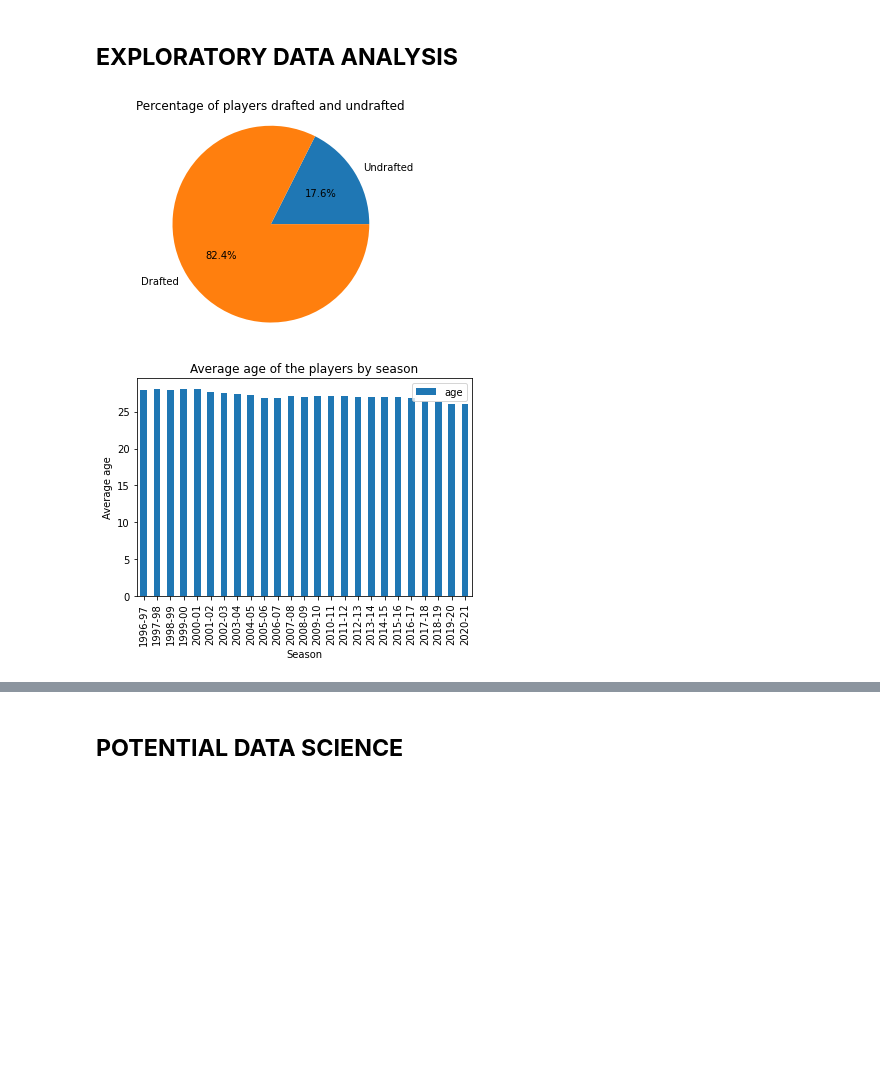
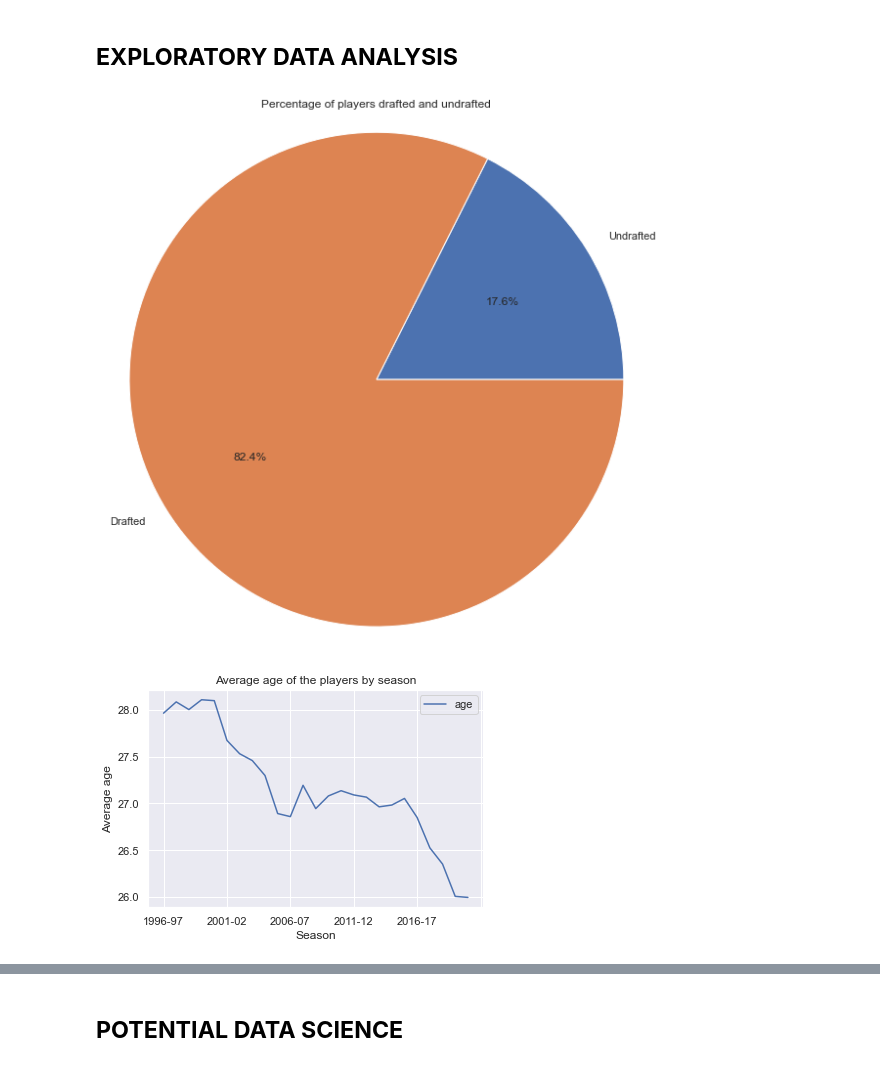
Before and after one commit to preet-panchal/NBA-MVP-Predictor, a Jupyter notebook: final-project-group16.ipynb, the cells around one changed output, grey strips where cells are left out. Drawn from its saved outputs; the diff is of its cells as text; code cells hidden in the pictures; blank space fills up the shorter version.

```diff
--- a/final-project-group16.ipynb
+++ b/final-project-group16.ipynb
@@ -101,6 +101,11 @@ df['age'] = df['age'].astype(float).astype(int)
 df['pts'] = df['pts'].astype(float)
 df['reb'] = df['reb'].astype(float)
 df['ast'] = df['ast'].astype(float)
+df['gp'] = df['gp'].astype(float).astype(int)
+df['oreb_pct'] = df['oreb_pct'].astype(float)
+df['dreb_pct'] = df['dreb_pct'].astype(float)
+df['net_rating'] = df['net_rating'].astype(float)
+df['ts_pct'] = df['ts_pct'].astype(float)
 df[:5]
 # %% [output]
 |  | player_name | team_abbreviation | age | player_height | player_weight | college | country | draft_year | ... |
@@ -197,22 +220,23 @@ Here is the dataset's range of years, in other words, the season range (oldest a
 # %%
 # 1) Calculate the percentage of players that were undrafted.
 #    * To see how many and what players were talented enough to directly sign with an NBA team instead of being drafted.
 draft_status_quantitiy = []
 draft_status_quantitiy.append(len(df[df['draft_year'] == 'Undrafted']))
 draft_status_quantitiy.append(len(df) - len(df[df['draft_year'] == 'Undrafted']))
 my_labels = 'Undrafted','Drafted'
+plt.figure(figsize=(10,10));
 plt.pie(draft_status_quantitiy,labels=my_labels,autopct='%1.1f%%')
 plt.title('Percentage of players drafted and undrafted')
 plt.axis('equal')
 plt.show();
 # %% [output]
-[figure, old version]
+[figure, new version]
 # %%
 # 2) What is the average age of the players by season?
 age_per_season = df.groupby(["season"]).mean().sort_values(by='season', ascending=True).reset_index()
-age_per_season.plot(kind='bar', y='age', x='season', title='Average age of the players by season', xlabel='Season', ylabel='Average age');
+age_per_season.plot(kind='line', y='age', x='season', title='Average age of the players by season', xlabel='Season', ylabel='Average age');
 # %% [output]
-[figure, old version]
+[figure, new version]
 # %%
 # 3) Find the top 5 colleges.
 #     * To see which colleges most players played for before coming to the NBA.
```
Also changed, not shown: parts of 41 cells of this notebook.
